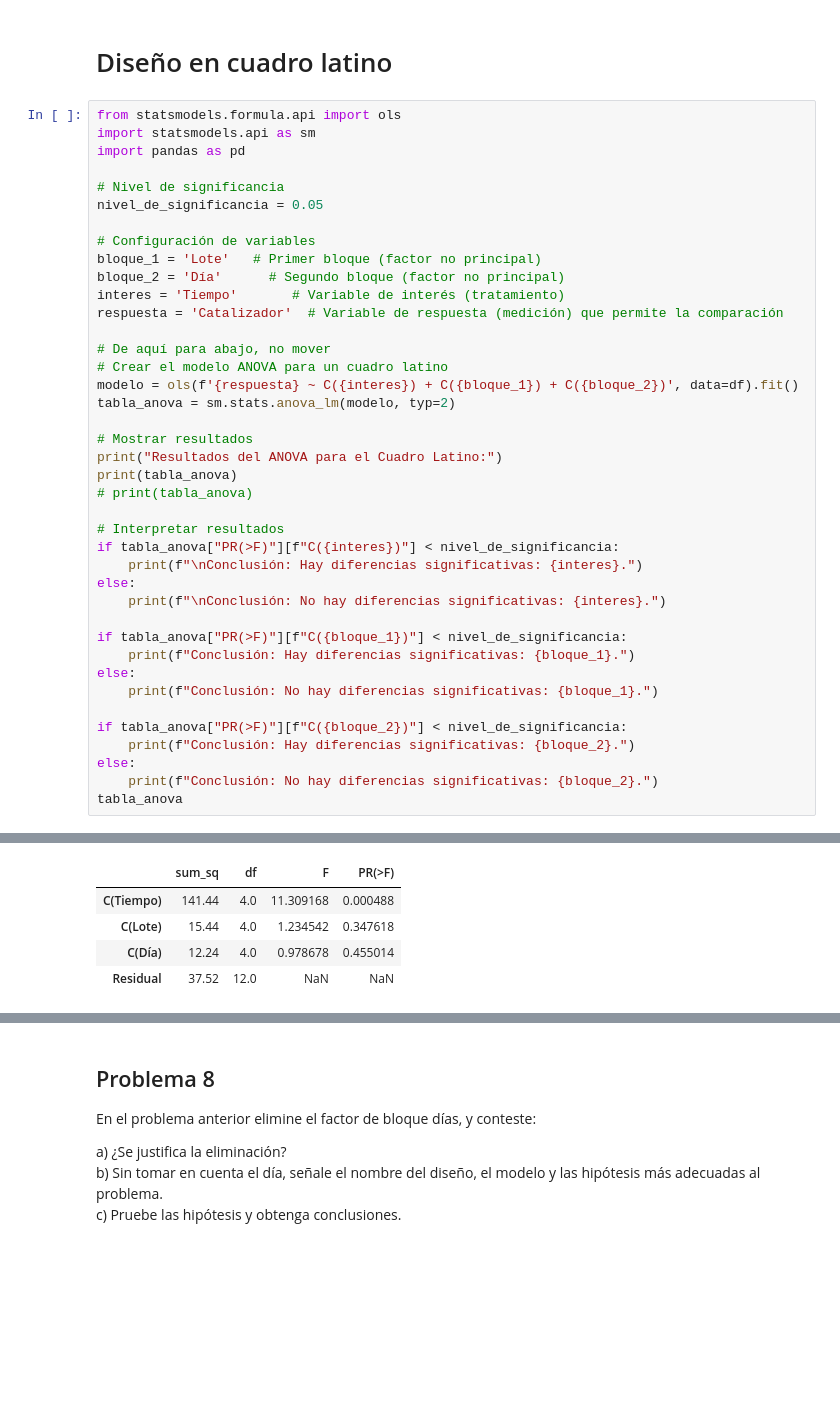
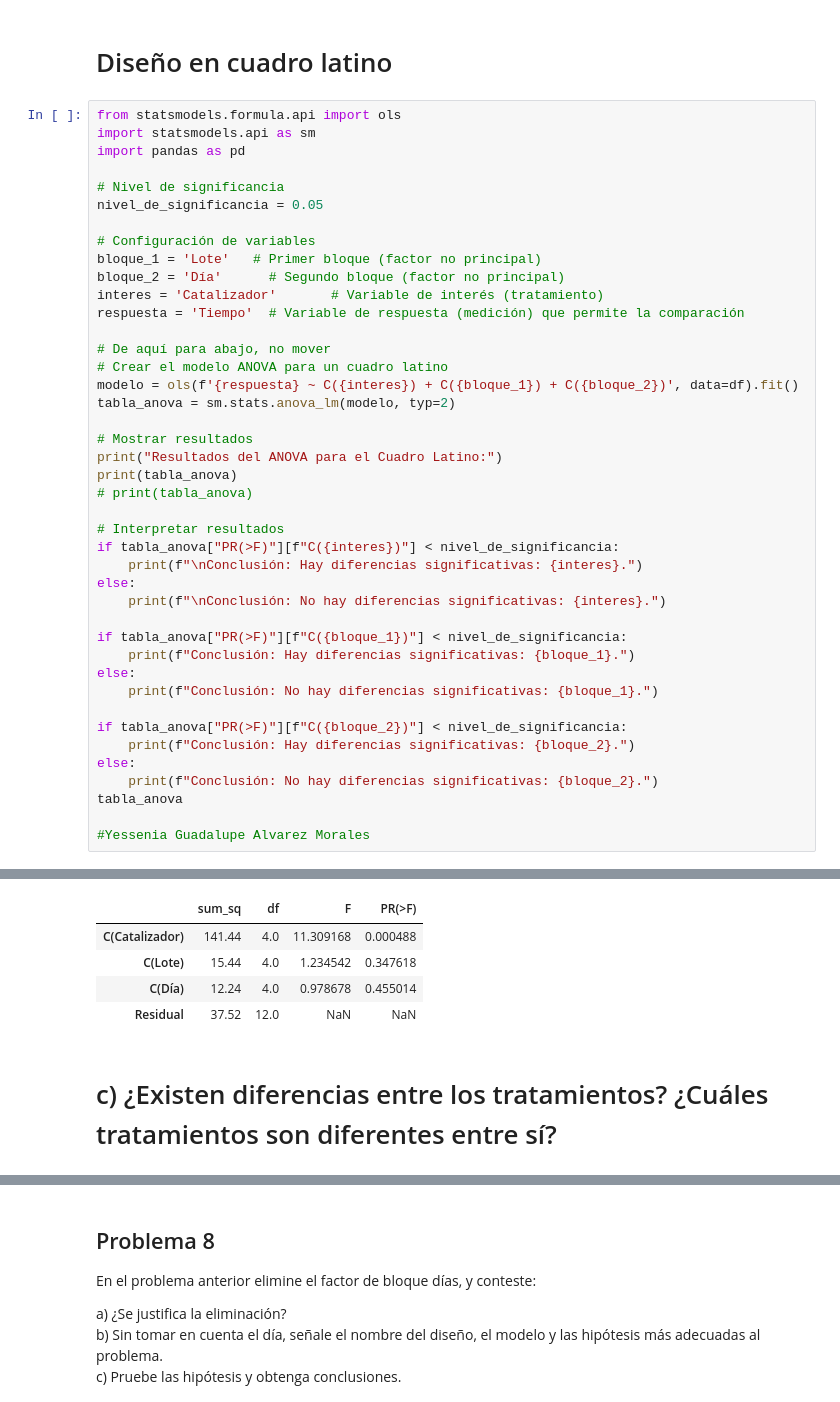
Before and after one commit to yessss28/Estadistica, a Jupyter notebook: ProblemarioU5.ipynb, the cells around one changed output, grey strips where cells are left out. Saved outputs shown, nothing was run; the diff lists cells and outputs as text; blank space fills up the shorter version.

```diff
--- a/ProblemarioU5.ipynb
+++ b/ProblemarioU5.ipynb
@@ -752,8 +1275,8 @@ nivel_de_significancia = 0.05
 # Configuración de variables
 bloque_1 = 'Lote'   # Primer bloque (factor no principal)
 bloque_2 = 'Día'      # Segundo bloque (factor no principal)
-interes = 'Tiempo'       # Variable de interés (tratamiento)
-respuesta = 'Catalizador'  # Variable de respuesta (medición) que permite la comparación
+interes = 'Catalizador'       # Variable de interés (tratamiento)
+respuesta = 'Tiempo'  # Variable de respuesta (medición) que permite la comparación
 
 # De aquí para abajo, no mover
 # Crear el modelo ANOVA para un cuadro latino
@@ -781,5 +1304,7 @@ if tabla_anova["PR(>F)"][f"C({bloque_2})"] < nivel_de_significancia:
 else:
     print(f"Conclusión: No hay diferencias significativas: {bloque_2}.")
 tabla_anova
+
+#Yessenia Guadalupe Alvarez Morales
 # %% [output]
 Resultados del ANOVA para el Cuadro Latino:
@@ -793,7 +1318,9 @@ Conclusión: Hay diferencias significativas: Tiempo.
 Conclusión: No hay diferencias significativas: Lote.
 Conclusión: No hay diferencias significativas: Día.
 |  | sum_sq | df | F | PR(>F) |
-| C(Tiempo) | 141.44 | 4.0 | 11.309168 | 0.000488 |
+| C(Catalizador) | 141.44 | 4.0 | 11.309168 | 0.000488 |
 | C(Lote) | 15.44 | 4.0 | 1.234542 | 0.347618 |
 | C(Día) | 12.24 | 4.0 | 0.978678 | 0.455014 |
 | Residual | 37.52 | 12.0 | NaN | NaN |
+# %% [markdown]
+# c) ¿Existen diferencias entre los tratamientos? ¿Cuáles tratamientos son diferentes entre sí?
```
Also changed, not shown: parts of 106 cells of this notebook.
